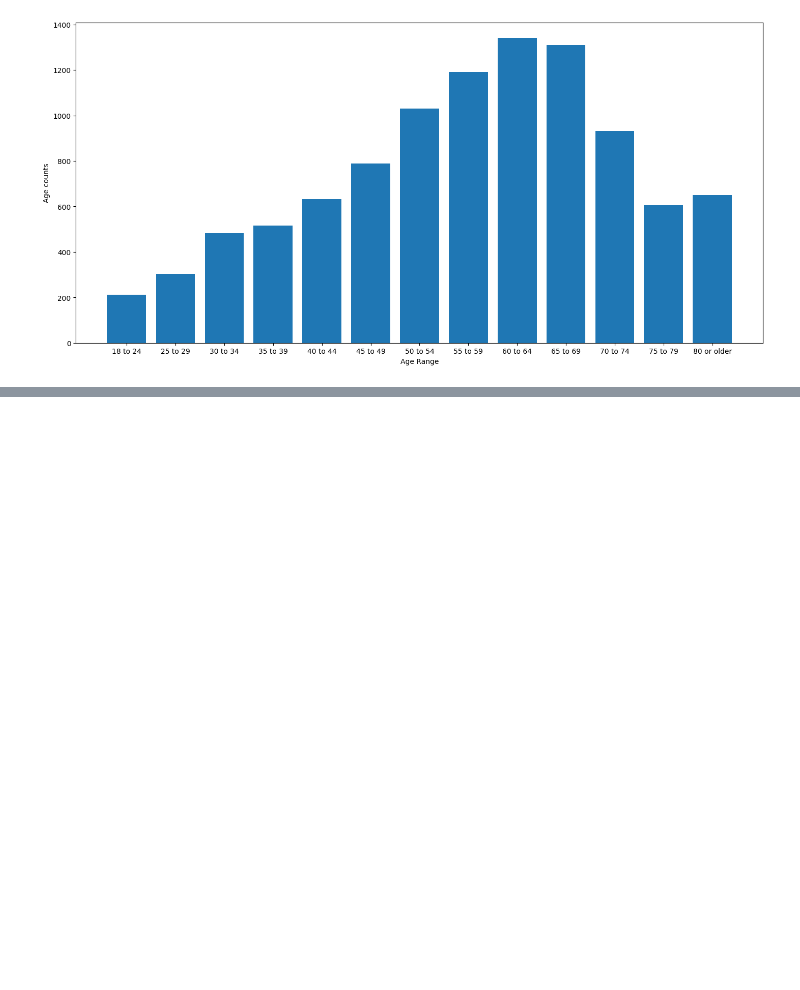
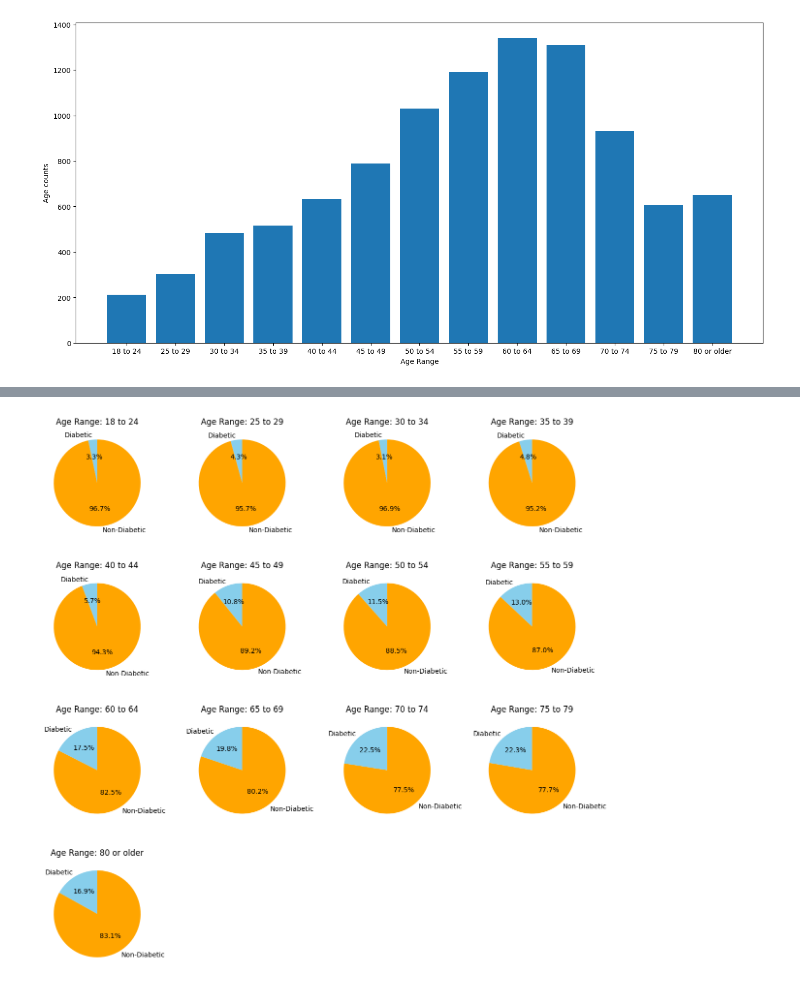
Before and after one commit to amjadAwad95/diabetes-prediction, a Jupyter notebook: src/EDA.ipynb, the cells around one changed output, grey strips where cells are left out. Drawn from its saved outputs; the diff is of its cells as text; code cells hidden in the pictures; blank space fills up the shorter version.

```diff
--- a/src/EDA.ipynb
+++ b/src/EDA.ipynb
@@ -127,0 +162,24 @@ plt.show()
+# %%
+import math
+
+age_diabetes_percentage = age_diabetes_distribution.div(age_diabetes_distribution.sum(axis=1), axis=0) * 100
+
+num_age_ranges = len(age_diabetes_percentage)
+
+rows = math.ceil(num_age_ranges / 4)
+fig, axes = plt.subplots(rows, 4, figsize=(12, rows * 3), dpi=100)
+
+axes = axes.flatten()
+
+for i, age_range in enumerate(age_diabetes_percentage.index):
+    data = age_diabetes_percentage.loc[age_range]
+    axes[i].pie(data, labels=data.index, autopct='%1.1f%%', startangle=90, colors=['skyblue', 'orange'])
+    axes[i].set_title(f'Age Range: {age_range}')
+
+for j in range(i + 1, len(axes)):
+    fig.delaxes(axes[j])
+
+plt.tight_layout()
+plt.show()
+# %% [output]
+[figure, added]
```
Also changed, not shown: parts of 3 cells of this notebook, 1 other file.
